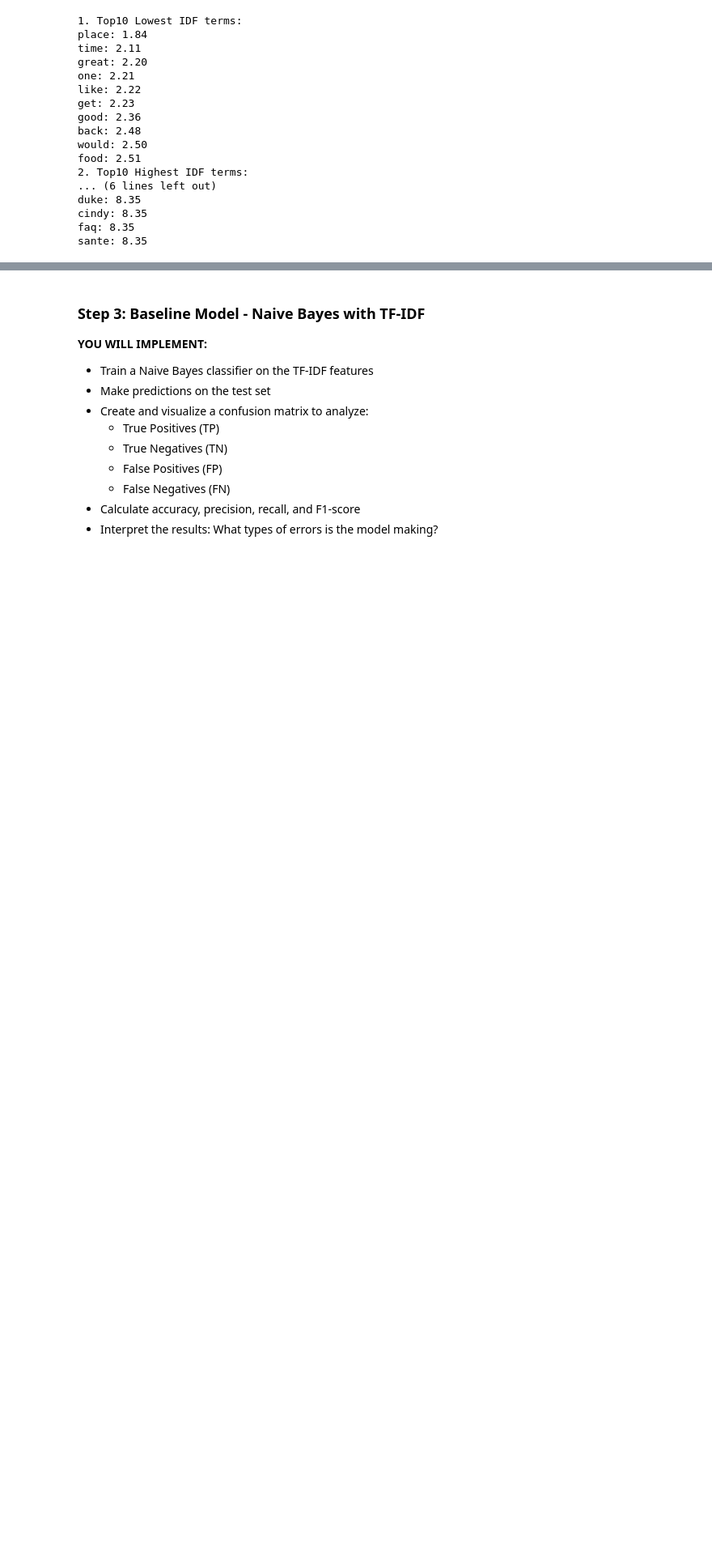
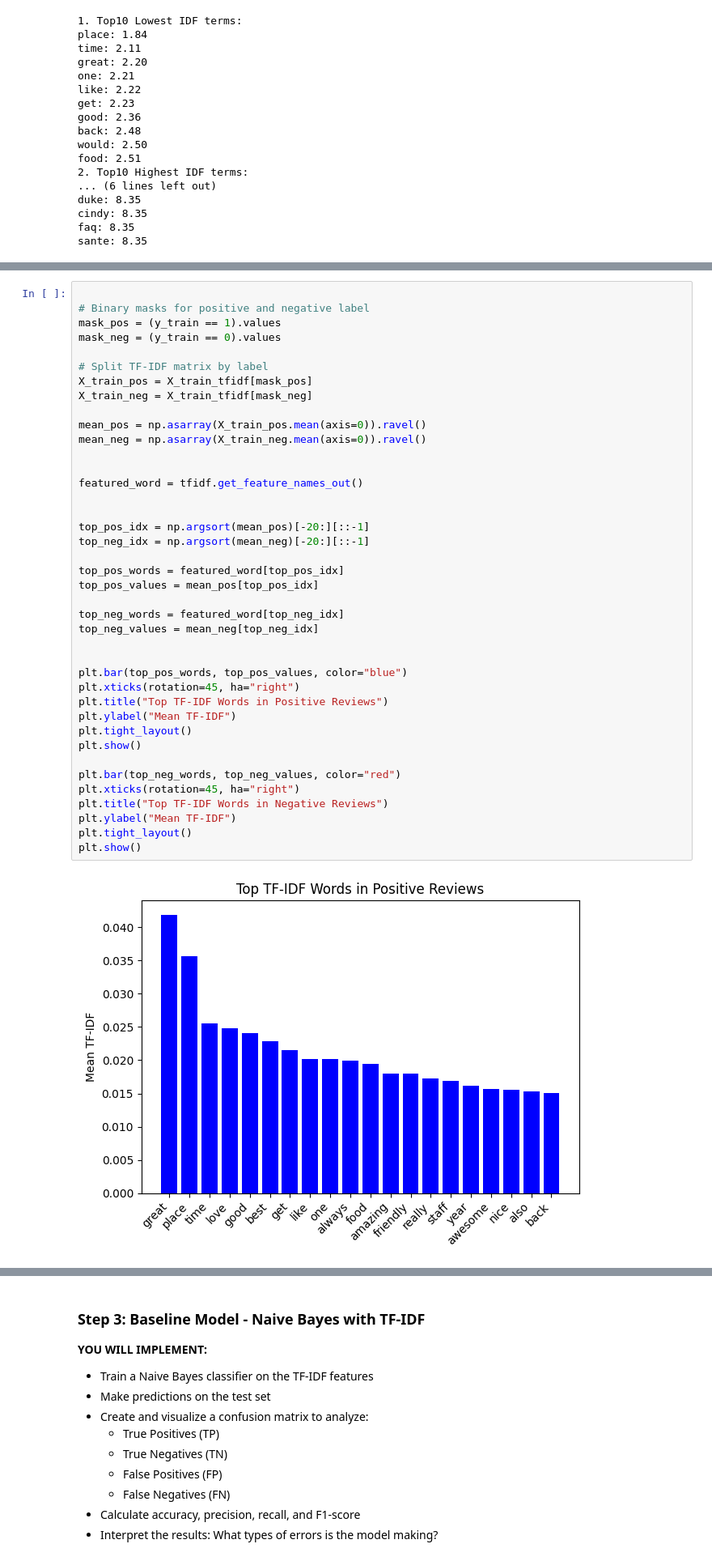
Before and after one commit to kkim8781294/PROG8245-ml-final-project-group3, a Jupyter notebook: TextClassificationFinalProjectGroup3.ipynb, the cells around one changed output, grey strips where cells are left out. Shown at 81% size. Saved outputs shown, nothing was run; the diff lists cells and outputs as text; blank space fills up the shorter version.

```diff
--- a/TextClassificationFinalProjectGroup3.ipynb
+++ b/TextClassificationFinalProjectGroup3.ipynb
@@ -262,0 +294,42 @@ sante: 8.35
+# %%
+
+# Binary masks for positive and negative label
+mask_pos = (y_train == 1).values
+mask_neg = (y_train == 0).values
+
+# Split TF-IDF matrix by label
+X_train_pos = X_train_tfidf[mask_pos]
+X_train_neg = X_train_tfidf[mask_neg]
+
+mean_pos = np.asarray(X_train_pos.mean(axis=0)).ravel()
+mean_neg = np.asarray(X_train_neg.mean(axis=0)).ravel()
+
+
+featured_word = tfidf.get_feature_names_out()
+
+
+top_pos_idx = np.argsort(mean_pos)[-20:][::-1]
+top_neg_idx = np.argsort(mean_neg)[-20:][::-1]
+
+top_pos_words = featured_word[top_pos_idx]
+top_pos_values = mean_pos[top_pos_idx]
+
+top_neg_words = featured_word[top_neg_idx]
+top_neg_values = mean_neg[top_neg_idx]
+
+
+plt.bar(top_pos_words, top_pos_values, color="blue")
+plt.xticks(rotation=45, ha="right")
+plt.title("Top TF-IDF Words in Positive Reviews")
+plt.ylabel("Mean TF-IDF")
+plt.tight_layout()
+plt.show()
+
+plt.bar(top_neg_words, top_neg_values, color="red")
+plt.xticks(rotation=45, ha="right")
+plt.title("Top TF-IDF Words in Negative Reviews")
+plt.ylabel("Mean TF-IDF")
+plt.tight_layout()
+plt.show()
+# %% [output]
+[figure, added]
```
Also changed, not shown: parts of 4 cells of this notebook.
